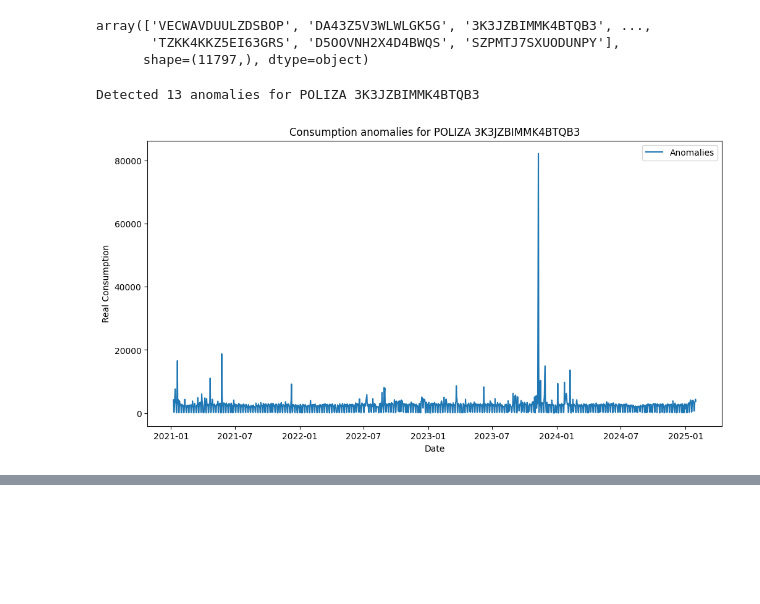
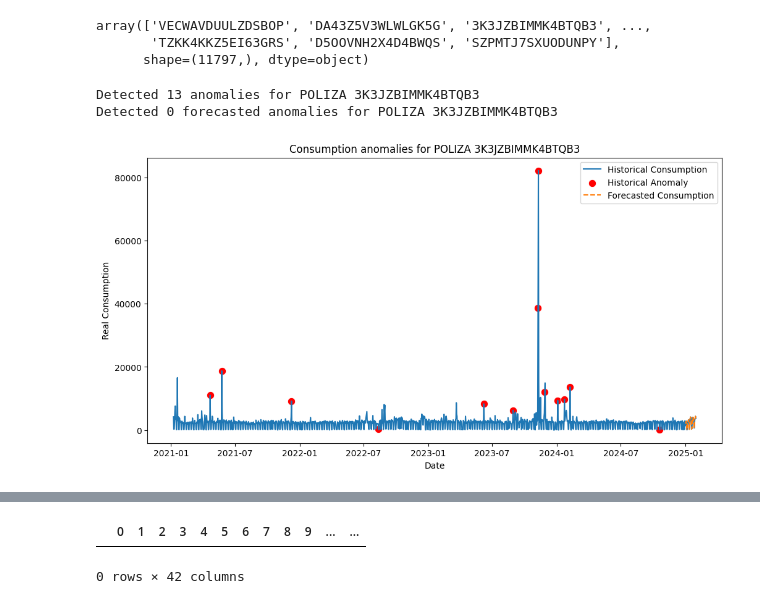
Before and after one commit to Melanynuria/When-water-speaks, a Jupyter notebook: notebooks/1.3.3.analysing_data_identifying_outliers.ipynb, the cells around one changed output, grey strips where cells are left out. Saved outputs shown, nothing was run; the diff lists cells and outputs as text; code cells hidden in the pictures; blank space fills up the shorter version.

Commit message:
1.3.3 99% done, faltar mirar anomalies_forecast

```diff
--- a/notebooks/1.3.3.analysing_data_identifying_outliers.ipynb
+++ b/notebooks/1.3.3.analysing_data_identifying_outliers.ipynb
@@ -31,23 +31,32 @@ def detect_anomalies(df,poliza_id,threshold):
     df_analysis=df_extended.copy()
     df_analysis["rolling_mean"]=df_analysis["CONSUMO_REAL"].rolling(window=7,min_periods=3).mean()
     df_analysis["rolling_std"]=df_analysis["CONSUMO_REAL"].rolling(window=7,min_periods=3).std()
-
     df_analysis["z_score"]=((df_analysis["CONSUMO_REAL"]-df_analysis["rolling_mean"])/df_analysis["rolling_std"])
-
     df_analysis["is_anomaly"]=df_analysis["z_score"].abs()>threshold
-
     anomalies=df_analysis[df_analysis["is_anomaly"]]
 
+    df_forecasting=forecast_df.copy()
+    df_forecasting=df_forecasting.merge(df_analysis[["FECHA","rolling_mean","rolling_std"]],on="FECHA",how="left")
+    df_forecasting["forecast_z_score"]=((df_forecasting["CONSUMO_REAL"]-df_forecasting["rolling_mean"])/df_forecasting["rolling_std"])
+    df_forecasting["forecast_is_anomaly"]=df_forecasting["forecast_z_score"].abs()>threshold
+    anomalies_forecast=df_forecasting[df_forecasting["forecast_is_anomaly"]] & df_forecasting["is_forecast"]
+
+
     print(f"Detected {len(anomalies)} anomalies for POLIZA {poliza_id}")
+    print(f"Detected {len(anomalies_forecast)} forecasted anomalies for POLIZA {poliza_id}")
 
     plt.figure(figsize=(12,6))
-    sns.lineplot(data=df_analysis,x="FECHA",y="CONSUMO_REAL",label="Anomalies")
+    sns.lineplot(data=df_analysis, x="FECHA", y="CONSUMO_REAL", label="Historical Consumption")
+    sns.scatterplot(data=anomalies, x="FECHA", y="CONSUMO_REAL", color="red", label="Historical Anomaly", s=80)
+    sns.lineplot(data=df_forecasting, x="FECHA", y="CONSUMO_REAL", label="Forecasted Consumption", linestyle="--")
+    sns.scatterplot(data=anomalies_forecast, x="FECHA", y="CONSUMO_REAL", color="orange", label="Forecast Anomaly", s=80)
     plt.title(f"Consumption anomalies for POLIZA {poliza_id}")
     plt.xlabel("Date")
     plt.ylabel("Real Consumption")
     plt.legend()
     plt.show()
-    return df_analysis, anomalies
+
+    return df_analysis, anomalies, df_forecasting, anomalies_forecast
 # %%
 import pandas as pd
 file ="clean_incidencies_comptadors_intelligents.parquet"
@@ -63,11 +72,13 @@ array(['VECWAVDUULZDSBOP', 'DA43Z5V3WLWLGK5G', '3K3JZBIMMK4BTQB3', ...,
        'TZKK4KKZ5EI63GRS', 'D5OOVNH2X4D4BWQS', 'SZPMTJ7SXUODUNPY'],
       shape=(11797,), dtype=object)
 # %%
-df_analysis,anomalies=detect_anomalies(df_ICI,"3K3JZBIMMK4BTQB3",threshold=2)
+df_analysis,anomalies, df_forecasting, anomalies_forecast=detect_anomalies(df_ICI,"3K3JZBIMMK4BTQB3",threshold=2)
 display(anomalies.tail(10))
+display(anomalies_forecast.tail(10))
 # %% [output]
 Detected 13 anomalies for POLIZA 3K3JZBIMMK4BTQB3
+Detected 0 forecasted anomalies for POLIZA 3K3JZBIMMK4BTQB3
-[figure, old version]
+[figure, new version]
 |  | POLIZA_SUMINISTRO | FECHA | CONSUMO_REAL | year | month | day | dayofweek | lag_1 | lag_7 | ... |
 | 579 | 3K3JZBIMMK4BTQB3 | 2022-08-13 | 339.0 | 2022 | 8 | 13 | 5 | 2013.0 | 396.0 | ... |
 | 878 | 3K3JZBIMMK4BTQB3 | 2023-06-08 | 8310.0 | 2023 | 6 | 8 | 3 | 2210.0 | 2650.0 | ... |
@@ -79,3 +90,5 @@ Detected 13 anomalies for POLIZA 3K3JZBIMMK4BTQB3
 | 1107 | 3K3JZBIMMK4BTQB3 | 2024-01-23 | 9766.0 | 2024 | 1 | 23 | 1 | 3129.0 | 2324.0 | ... |
 | 1120 | 3K3JZBIMMK4BTQB3 | 2024-02-08 | 13635.0 | 2024 | 2 | 8 | 3 | 2296.0 | 3043.0 | ... |
 | 1374 | 3K3JZBIMMK4BTQB3 | 2024-10-19 | 135.0 | 2024 | 10 | 19 | 5 | 2558.0 | 173.0 | ... |
+|  | 0 | 1 | 2 | 3 | 4 | 5 | 6 | 7 | 8 | 9 | ... | ... |
+0 rows × 42 columns
```
